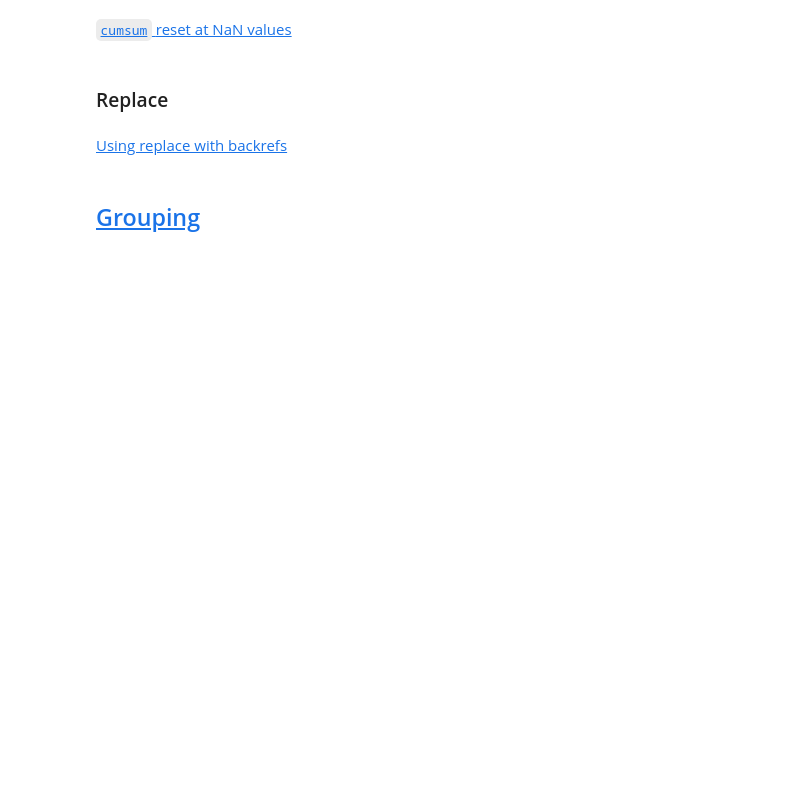
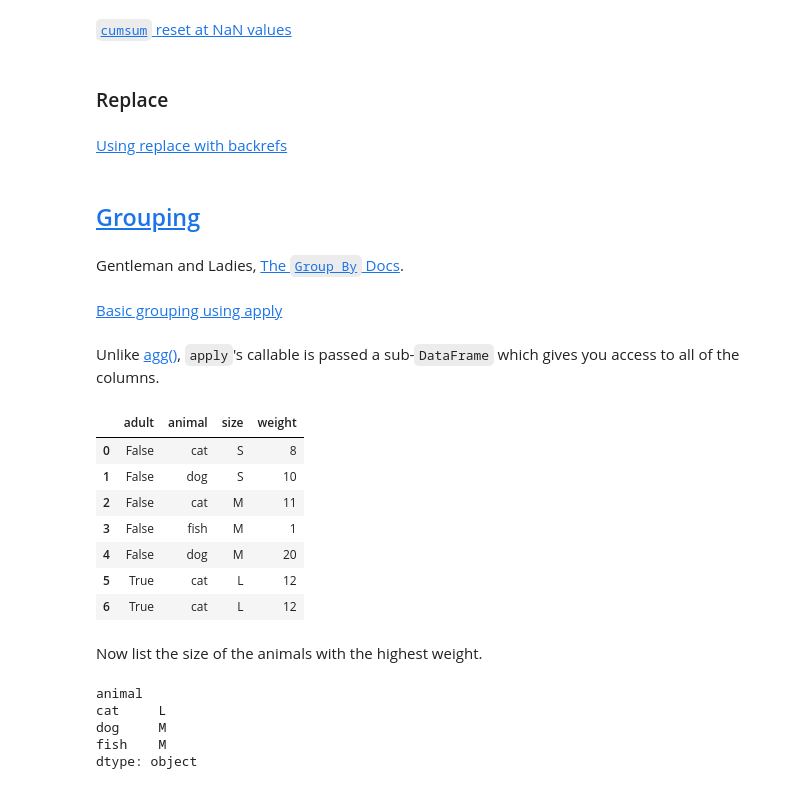
Before and after one commit to bgroveben/python3_machine_learning_projects, a Jupyter notebook: learn_kaggle/pandas/pandas_cookbook.ipynb, the cells around one changed output. Drawn from its saved outputs; the diff is of its cells as text; code cells hidden in the pictures; blank space fills up the shorter version.

Commit message:
Begin working on grouping items inside a pandas data frame

```diff
--- a/learn_kaggle/pandas/pandas_cookbook.ipynb
+++ b/learn_kaggle/pandas/pandas_cookbook.ipynb
@@ -821,3 +821,34 @@ df.reindex(df.index[::-1]).ffill()
 [Using replace with backrefs](https://stackoverflow.com/questions/16818871/extracting-value-and-creating-new-column-out-of-it)
 # %% [markdown]
 ## [Grouping](https://pandas.pydata.org/pandas-docs/stable/cookbook.html#grouping)
+# %% [markdown]
+Gentleman and Ladies, [The `Group By` Docs](https://pandas.pydata.org/pandas-docs/stable/groupby.html#groupby).
+# %% [markdown]
+[Basic grouping using apply](https://stackoverflow.com/questions/15322632/python-pandas-df-groupby-agg-column-reference-in-agg)
+# %% [markdown]
+Unlike [agg()](https://pandas.pydata.org/pandas-docs/stable/generated/pandas.core.groupby.DataFrameGroupBy.agg.html), `apply`'s callable is passed a sub-`DataFrame` which gives you access to all of the columns.
+# %%
+df = pd.DataFrame({'animal' : 'cat dog cat fish dog cat cat'.split(),
+                  'size' : list('SSMMMLL'),
+                  'weight' : [8,10,11,1,20,12,12],
+                  'adult' : [False] * 5 + [True] * 2})
+df
+# %% [output]
+|  | adult | animal | size | weight |
+| 0 | False | cat | S | 8 |
+| 1 | False | dog | S | 10 |
+| 2 | False | cat | M | 11 |
+| 3 | False | fish | M | 1 |
+| 4 | False | dog | M | 20 |
+| 5 | True | cat | L | 12 |
+| 6 | True | cat | L | 12 |
+# %% [markdown]
+Now list the size of the animals with the highest weight.
+# %%
+df.groupby('animal').apply(lambda subf: subf['size'][subf['weight'].idxmax()])
+# %% [output]
+animal
+cat     L
+dog     M
+fish    M
+dtype: object
```
Also changed, not shown: parts of 11 cells of this notebook.
